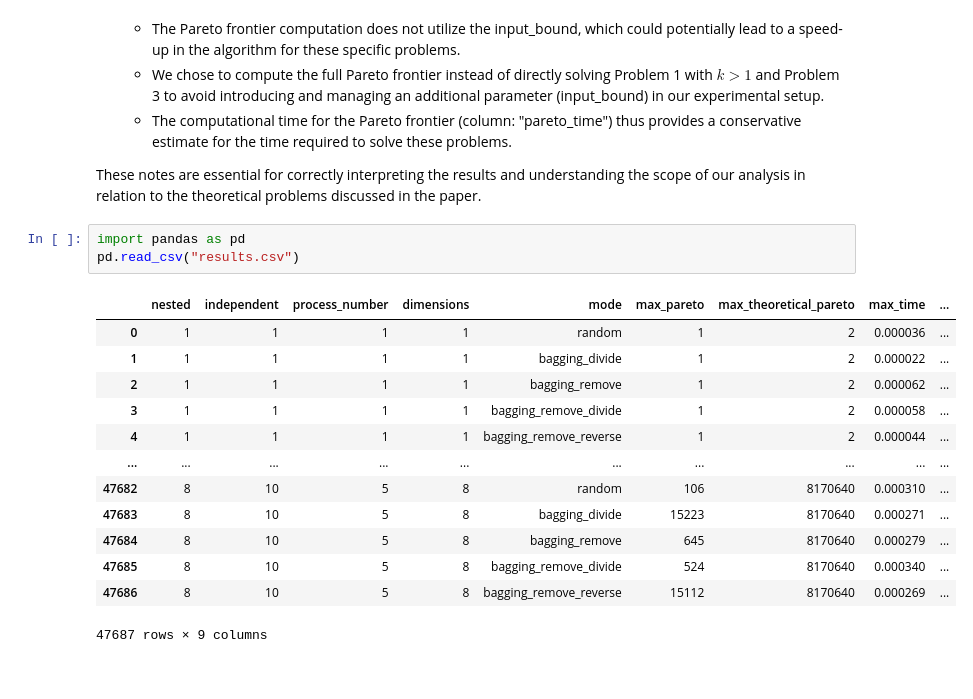
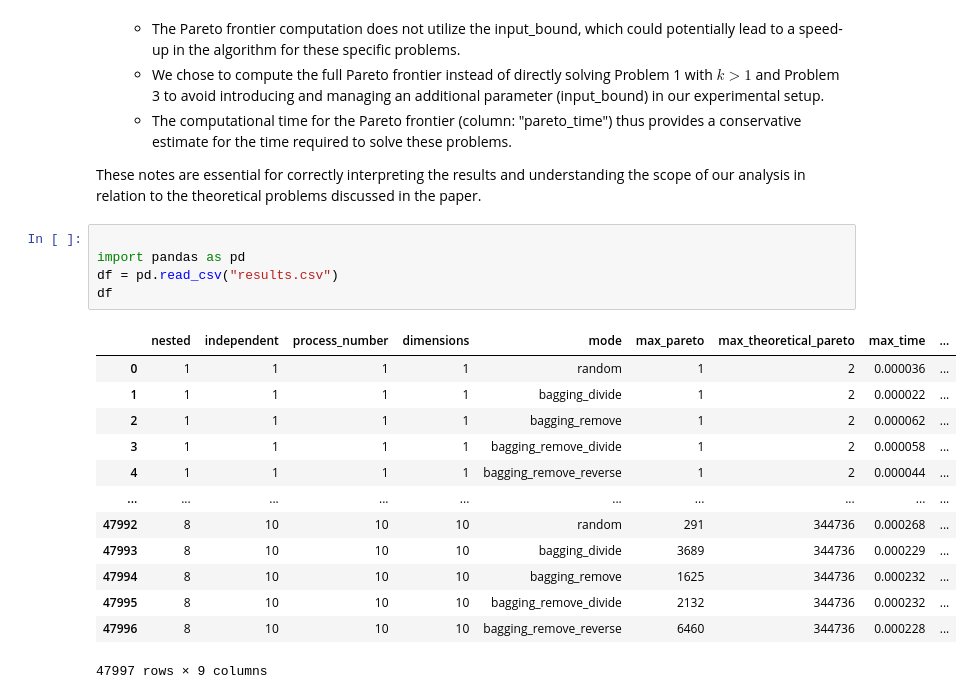
Before and after one commit to PietroSala/process-impact-benchmarks, a Jupyter notebook: main.ipynb, the cells around one changed output. Saved outputs shown, nothing was run; the diff lists cells and outputs as text.

```diff
--- a/main.ipynb
+++ b/main.ipynb
@@ -335,19 +349,21 @@ The following points are crucial for understanding the relationship between our
 
 These notes are essential for correctly interpreting the results and understanding the scope of our analysis in relation to the theoretical problems discussed in the paper.
 # %%
+
 import pandas as pd
-pd.read_csv("results.csv")
+df = pd.read_csv("results.csv")
+df
 # %% [output]
 |  | nested | independent | process_number | dimensions | mode | max_pareto | max_theoretical_pareto | max_time | ... |
 | 0 | 1 | 1 | 1 | 1 | random | 1 | 2 | 0.000036 | ... |
 | 1 | 1 | 1 | 1 | 1 | bagging_divide | 1 | 2 | 0.000022 | ... |
 | 2 | 1 | 1 | 1 | 1 | bagging_remove | 1 | 2 | 0.000062 | ... |
 | 3 | 1 | 1 | 1 | 1 | bagging_remove_divide | 1 | 2 | 0.000058 | ... |
 | 4 | 1 | 1 | 1 | 1 | bagging_remove_reverse | 1 | 2 | 0.000044 | ... |
 | ... | ... | ... | ... | ... | ... | ... | ... | ... | ... |
-| 47682 | 8 | 10 | 5 | 8 | random | 106 | 8170640 | 0.000310 | ... |
-| 47683 | 8 | 10 | 5 | 8 | bagging_divide | 15223 | 8170640 | 0.000271 | ... |
-| 47684 | 8 | 10 | 5 | 8 | bagging_remove | 645 | 8170640 | 0.000279 | ... |
-| 47685 | 8 | 10 | 5 | 8 | bagging_remove_divide | 524 | 8170640 | 0.000340 | ... |
-| 47686 | 8 | 10 | 5 | 8 | bagging_remove_reverse | 15112 | 8170640 | 0.000269 | ... |
+| 47992 | 8 | 10 | 10 | 10 | random | 291 | 344736 | 0.000268 | ... |
+| 47993 | 8 | 10 | 10 | 10 | bagging_divide | 3689 | 344736 | 0.000229 | ... |
+| 47994 | 8 | 10 | 10 | 10 | bagging_remove | 1625 | 344736 | 0.000232 | ... |
+| 47995 | 8 | 10 | 10 | 10 | bagging_remove_divide | 2132 | 344736 | 0.000232 | ... |
+| 47996 | 8 | 10 | 10 | 10 | bagging_remove_reverse | 6460 | 344736 | 0.000228 | ... |
-47687 rows × 9 columns
+47997 rows × 9 columns
```
Also changed, not shown: parts of 9 cells of this notebook, 2 other files.
